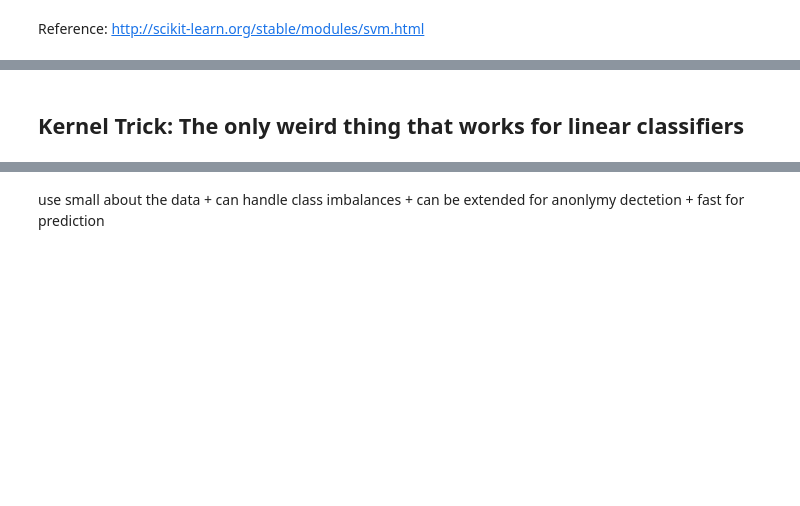
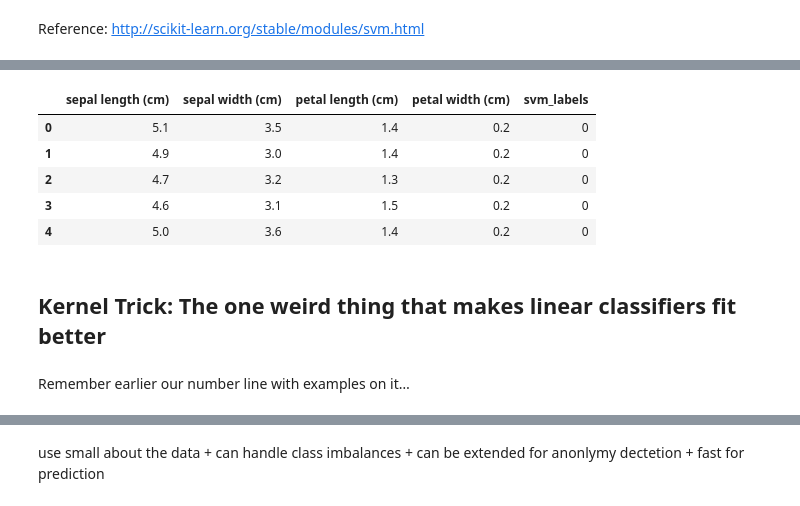
Before and after one commit to artificyan/svm-intro, a Jupyter notebook: svm-intro.ipynb, the cells around one changed output, grey strips where cells are left out. Drawn from its saved outputs; the diff is of its cells as text; code cells hidden in the pictures; blank space fills up the shorter version.

```diff
--- a/svm-intro.ipynb
+++ b/svm-intro.ipynb
@@ -90,0 +204,9 @@ Reference: http://scikit-learn.org/stable/modules/svm.html
+# %%
+df.head()
+# %% [output]
+|  | sepal length (cm) | sepal width (cm) | petal length (cm) | petal width (cm) | svm_labels |
+| 0 | 5.1 | 3.5 | 1.4 | 0.2 | 0 |
+| 1 | 4.9 | 3.0 | 1.4 | 0.2 | 0 |
+| 2 | 4.7 | 3.2 | 1.3 | 0.2 | 0 |
+| 3 | 4.6 | 3.1 | 1.5 | 0.2 | 0 |
+| 4 | 5.0 | 3.6 | 1.4 | 0.2 | 0 |
@@ -91,3 +223,5 @@ Reference: http://scikit-learn.org/stable/modules/svm.html
 # %% [markdown]
-Kernel Trick: The only weird thing that works for linear classifiers
+Kernel Trick: The one weird thing that makes linear classifiers fit better
 -----
+# %% [markdown]
+Remember earlier our number line with examples on it…
```
Also changed, not shown: parts of 45 cells of this notebook, 5 other files.
